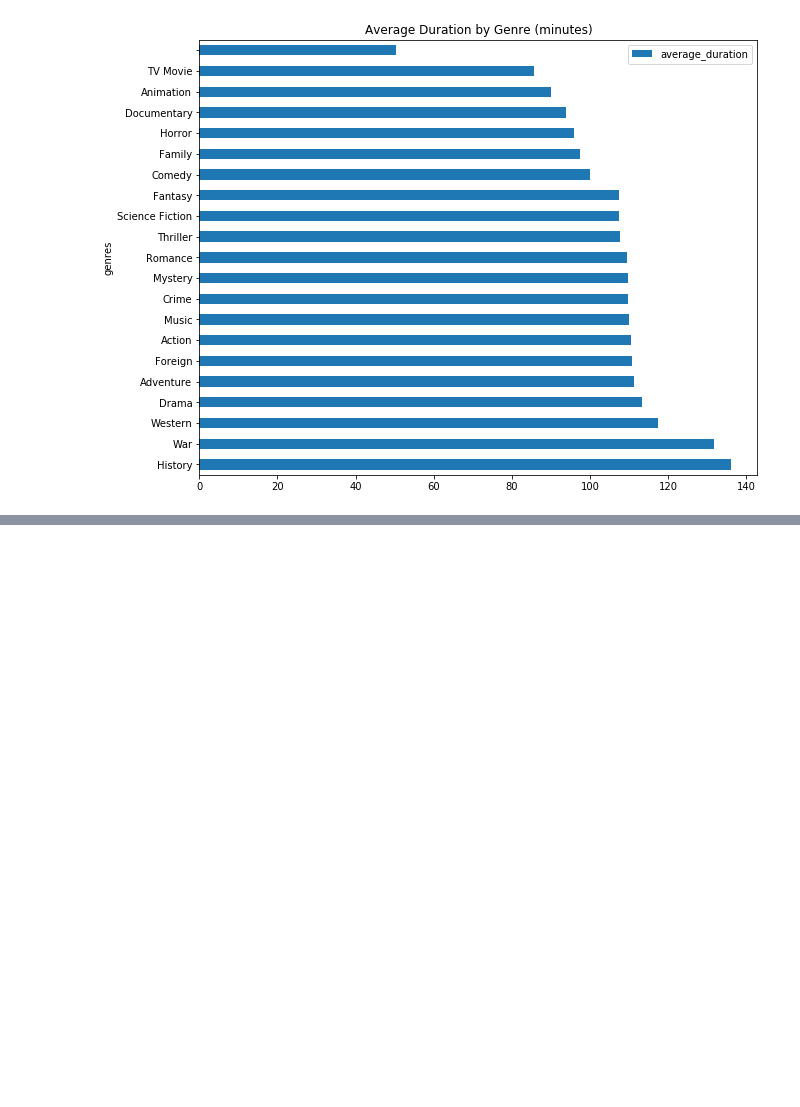
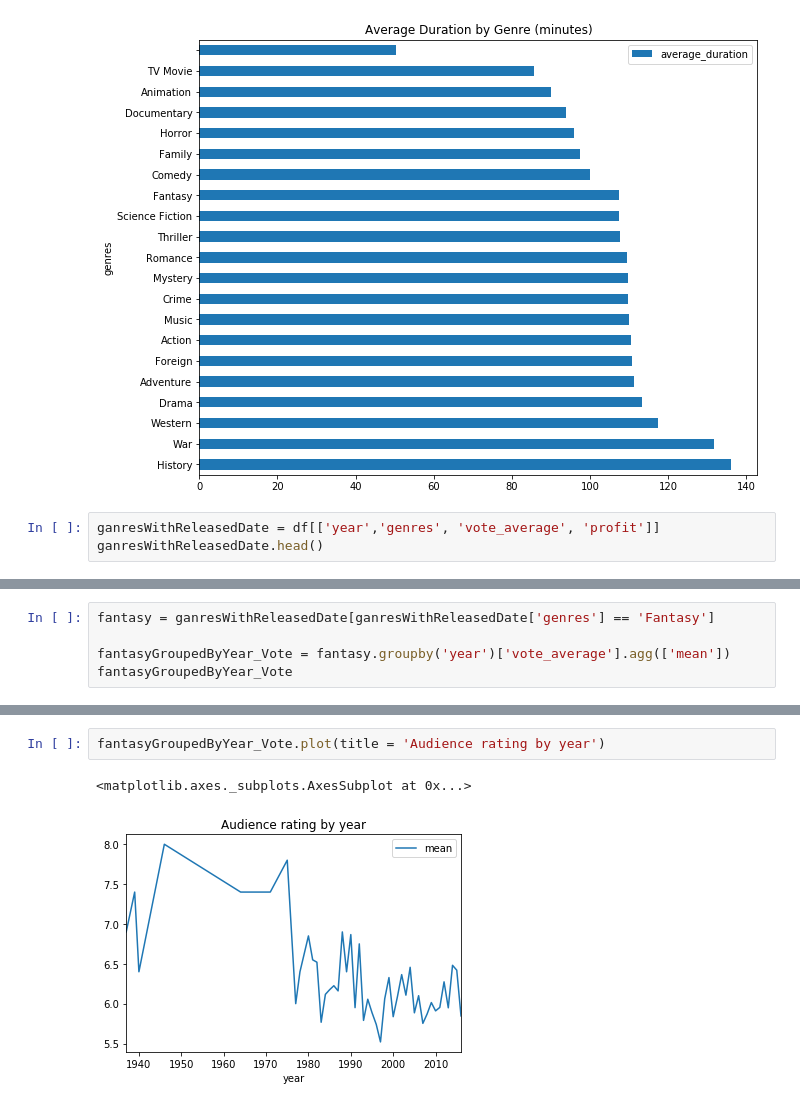
Before and after one commit to mav10/DataAnalysis, a Jupyter notebook: Movie_Dataset.ipynb, the cells around one changed output, grey strips where cells are left out. Saved outputs shown, nothing was run; the diff lists cells and outputs as text; blank space fills up the shorter version.

```diff
--- a/Movie_Dataset.ipynb
+++ b/Movie_Dataset.ipynb
@@ -186,3 +193,6 @@ groupedbyDurationAndGenre
 groupedbyDurationAndGenre[['average_duration']].plot.barh(stacked=True, title = 'Average Duration by Genre (minutes)', figsize=(10, 8));
 # %% [output]
 [figure]
+# %%
+ganresWithReleasedDate = df[['year','genres', 'vote_average', 'profit']]
+ganresWithReleasedDate.head()
@@ -188,0 +206,5 @@ groupedbyDurationAndGenre[['average_duration']].plot.barh(stacked=True, title =
+# %%
+fantasy = ganresWithReleasedDate[ganresWithReleasedDate['genres'] == 'Fantasy']
+
+fantasyGroupedByYear_Vote = fantasy.groupby('year')['vote_average'].agg(['mean'])
+fantasyGroupedByYear_Vote
@@ -188,0 +230,5 @@ groupedbyDurationAndGenre[['average_duration']].plot.barh(stacked=True, title =
+# %%
+fantasyGroupedByYear_Vote.plot(title = 'Audience rating by year')
+# %% [output]
+<matplotlib.axes._subplots.AxesSubplot at 0x...>
+[figure, added]
```
Also changed, not shown: parts of 16 cells of this notebook.
